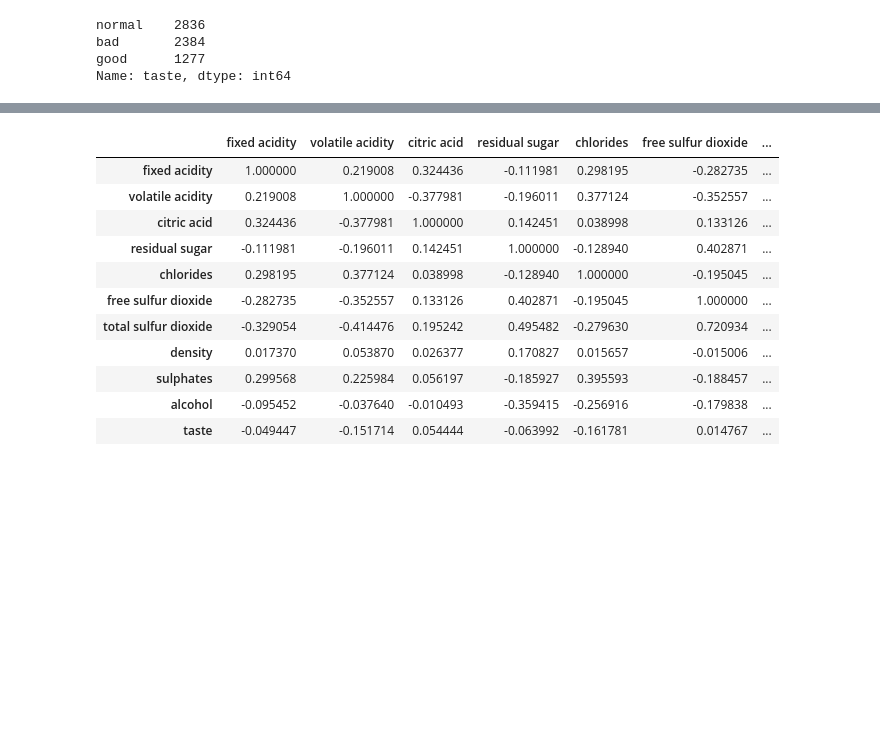
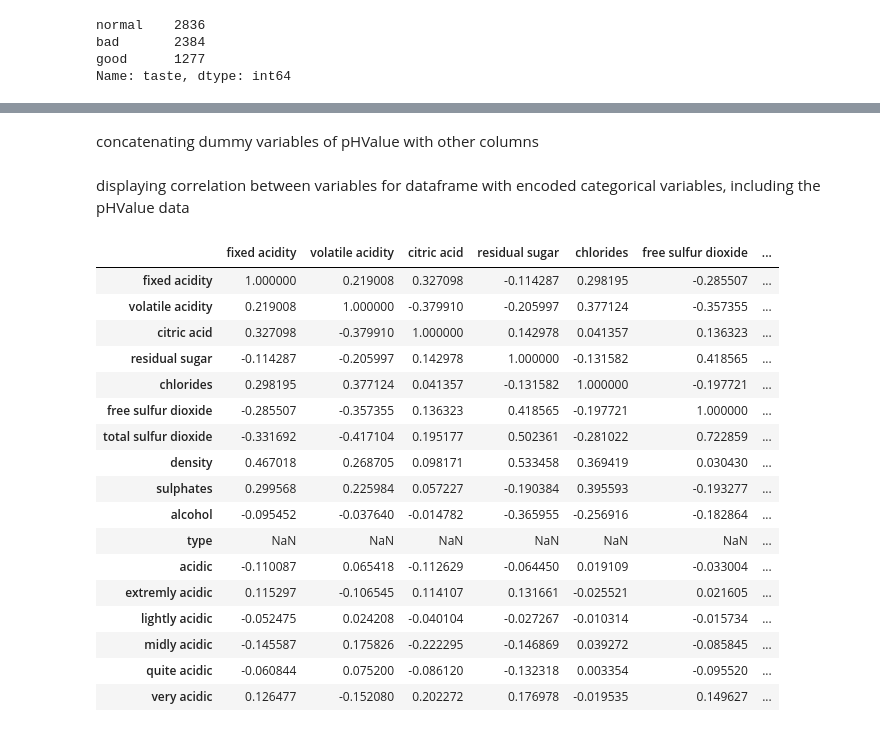
Before and after one commit to humairaq/Machine_Learning, a Jupyter notebook: ML-Project_2/ML_SP22_Project_2.ipynb, the cells around one changed output, grey strips where cells are left out. Drawn from its saved outputs; the diff is of its cells as text; code cells hidden in the pictures; blank space fills up the shorter version.

```diff
--- a/ML-Project_2/ML_SP22_Project_2.ipynb
+++ b/ML-Project_2/ML_SP22_Project_2.ipynb
@@ -238,0 +281,7 @@ df2.boxplot(figsize=(25,5))
+# %%
+df.loc[df['citric acid']>1.1,'citric acid'] = np.mean(df["citric acid"])
+df.loc[df['residual sugar']>60,'residual sugar'] = np.mean(df["residual sugar"])
+df.loc[df['chlorides']>5.5,'chlorides'] = np.mean(df["chlorides"])
+df.loc[df['free sulfur dioxide']>250,'free sulfur dioxide'] = np.mean(df["free sulfur dioxide"])
+df.loc[df['total sulfur dioxide']>330,'total sulfur dioxide'] = np.mean(df["total sulfur dioxide"])
+df.loc[df['density']>1.01,'density'] = np.mean(df["density"])
@@ -263,0 +329,4 @@ df['taste']= df['taste'].apply(lambda x: 1 if x == 'good' else 0)
+# %%
+df['type']= df['type'].apply(lambda x: 1 if x == 'good' else 0)
+print("converted type into a numerical variable")
+df['type'].head()
@@ -263,0 +345,4 @@ df['taste']= df['taste'].apply(lambda x: 1 if x == 'good' else 0)
+# %%
+ph_value_numerical = pd.get_dummies(df['pHValue'])
+print("converted PHValue into a numerical variable")
+print(ph_value_numerical)
@@ -264,16 +367,32 @@ df['taste']= df['taste'].apply(lambda x: 1 if x == 'good' else 0)
+# %% [markdown]
+concatenating dummy variables of pHValue with other columns
+# %%
+df_without_ph = df[['fixed acidity','volatile acidity',
+                   'citric acid','residual sugar','chlorides',
+                   'free sulfur dioxide','total sulfur dioxide',
+                   'density','sulphates','alcohol','type']]
+df_with_ph = pd.concat([df_without_ph,ph_value_numerical],axis = 1)
+# %% [markdown]
+displaying correlation between variables for dataframe with encoded categorical variables, including the pHValue data
 # %%
-df.corr()
+df_with_ph.corr()
 # %% [output]
 |  | fixed acidity | volatile acidity | citric acid | residual sugar | chlorides | free sulfur dioxide | ... |
-| fixed acidity | 1.000000 | 0.219008 | 0.324436 | -0.111981 | 0.298195 | -0.282735 | ... |
-| volatile acidity | 0.219008 | 1.000000 | -0.377981 | -0.196011 | 0.377124 | -0.352557 | ... |
-| citric acid | 0.324436 | -0.377981 | 1.000000 | 0.142451 | 0.038998 | 0.133126 | ... |
-| residual sugar | -0.111981 | -0.196011 | 0.142451 | 1.000000 | -0.128940 | 0.402871 | ... |
-| chlorides | 0.298195 | 0.377124 | 0.038998 | -0.128940 | 1.000000 | -0.195045 | ... |
-| free sulfur dioxide | -0.282735 | -0.352557 | 0.133126 | 0.402871 | -0.195045 | 1.000000 | ... |
-| total sulfur dioxide | -0.329054 | -0.414476 | 0.195242 | 0.495482 | -0.279630 | 0.720934 | ... |
-| density | 0.017370 | 0.053870 | 0.026377 | 0.170827 | 0.015657 | -0.015006 | ... |
-| sulphates | 0.299568 | 0.225984 | 0.056197 | -0.185927 | 0.395593 | -0.188457 | ... |
-| alcohol | -0.095452 | -0.037640 | -0.010493 | -0.359415 | -0.256916 | -0.179838 | ... |
-| taste | -0.049447 | -0.151714 | 0.054444 | -0.063992 | -0.161781 | 0.014767 | ... |
+| fixed acidity | 1.000000 | 0.219008 | 0.327098 | -0.114287 | 0.298195 | -0.285507 | ... |
+| volatile acidity | 0.219008 | 1.000000 | -0.379910 | -0.205997 | 0.377124 | -0.357355 | ... |
+| citric acid | 0.327098 | -0.379910 | 1.000000 | 0.142978 | 0.041357 | 0.136323 | ... |
+| residual sugar | -0.114287 | -0.205997 | 0.142978 | 1.000000 | -0.131582 | 0.418565 | ... |
+| chlorides | 0.298195 | 0.377124 | 0.041357 | -0.131582 | 1.000000 | -0.197721 | ... |
+| free sulfur dioxide | -0.285507 | -0.357355 | 0.136323 | 0.418565 | -0.197721 | 1.000000 | ... |
+| total sulfur dioxide | -0.331692 | -0.417104 | 0.195177 | 0.502361 | -0.281022 | 0.722859 | ... |
+| density | 0.467018 | 0.268705 | 0.098171 | 0.533458 | 0.369419 | 0.030430 | ... |
+| sulphates | 0.299568 | 0.225984 | 0.057227 | -0.190384 | 0.395593 | -0.193277 | ... |
+| alcohol | -0.095452 | -0.037640 | -0.014782 | -0.365955 | -0.256916 | -0.182864 | ... |
+| type | NaN | NaN | NaN | NaN | NaN | NaN | ... |
+| acidic | -0.110087 | 0.065418 | -0.112629 | -0.064450 | 0.019109 | -0.033004 | ... |
+| extremly acidic | 0.115297 | -0.106545 | 0.114107 | 0.131661 | -0.025521 | 0.021605 | ... |
+| lightly acidic | -0.052475 | 0.024208 | -0.040104 | -0.027267 | -0.010314 | -0.015734 | ... |
+| midly acidic | -0.145587 | 0.175826 | -0.222295 | -0.146869 | 0.039272 | -0.085845 | ... |
+| quite acidic | -0.060844 | 0.075200 | -0.086120 | -0.132318 | 0.003354 | -0.095520 | ... |
+| very acidic | 0.126477 | -0.152080 | 0.202272 | 0.176978 | -0.019535 | 0.149627 | ... |
 # %%
```
Also changed, not shown: parts of 30 cells of this notebook.
